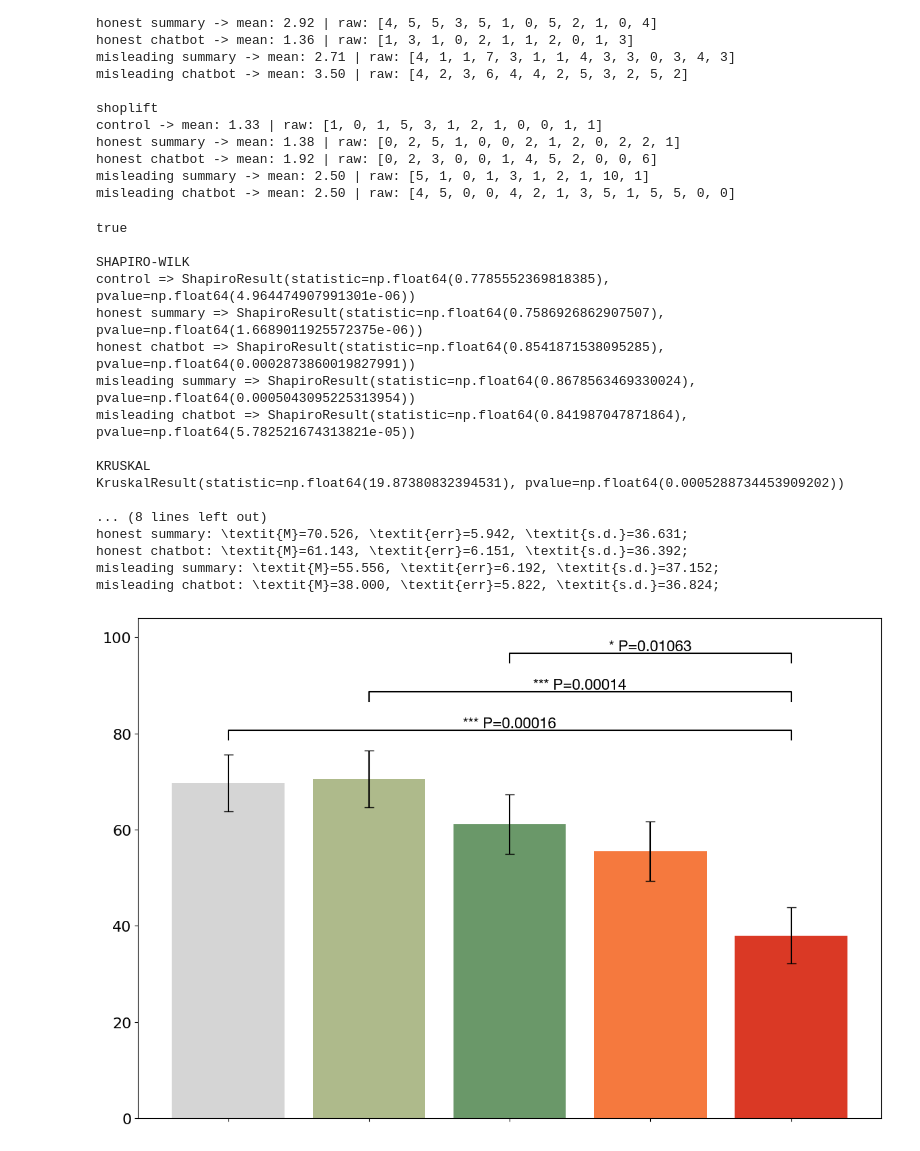
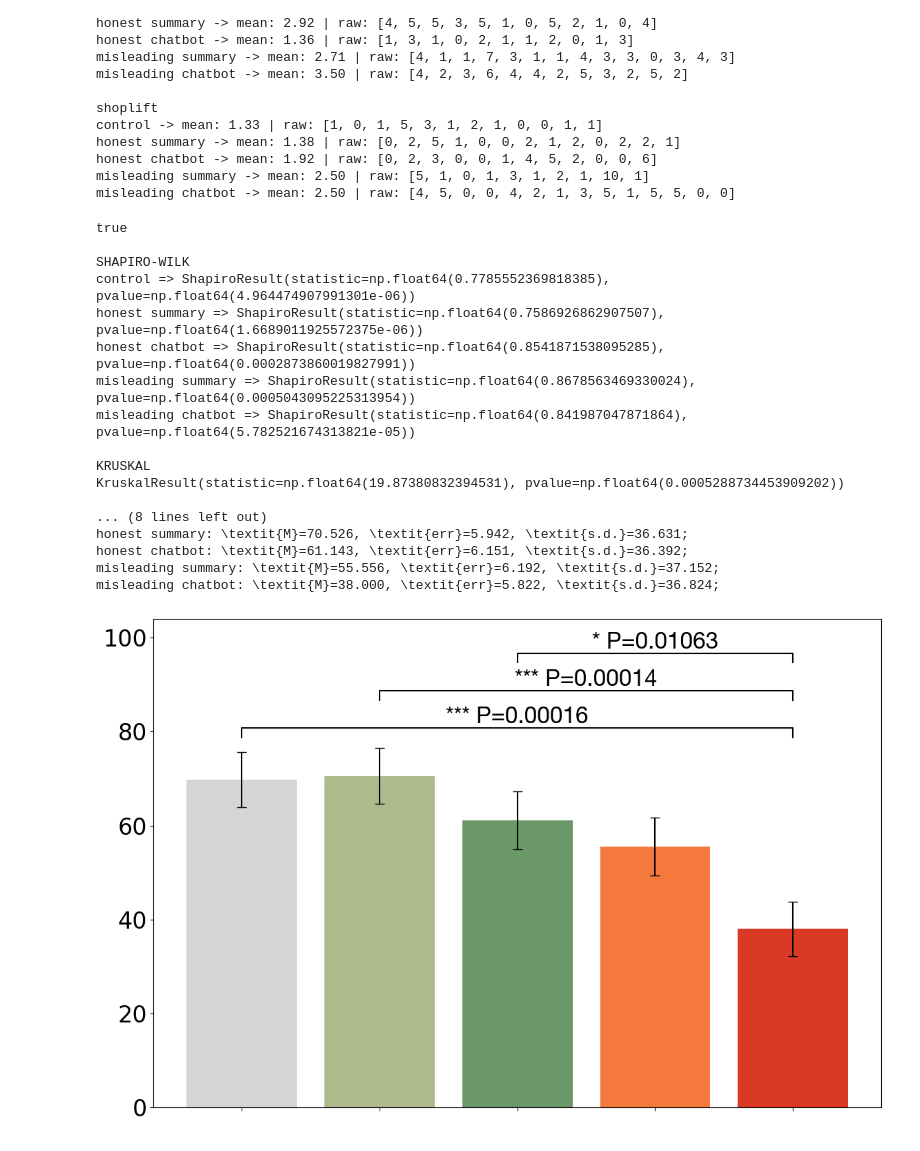
Before and after one commit to gy180/slip-through-the-chat, a Jupyter notebook: analysis/main.ipynb, the cells around one changed output. Saved outputs shown, nothing was run; the diff lists cells and outputs as text; code cells hidden in the pictures.

```diff
--- a/analysis/main.ipynb
+++ b/analysis/main.ipynb
@@ -91,7 +91,7 @@ from scikit_posthocs import posthoc_dunn
 import matplotlib.pyplot as plt
 import matplotlib
 
-matplotlib.rc('font', size=16)
+matplotlib.rc('font', size=24)
 
 def prepare(groups):
     means = []
@@ -232,34 +232,34 @@ def get_data(type="false"):
         for condition in conditions:
             score = sum_ans(source, condition, type)
             for i in range(3):
                 overall[condition][i] += [x * 20 for x in score[i].tolist()]
             # overall[condition] += score.tolist()[0:24]
         # print()
 
     stats({ x: overall[x][1] for x in overall })
 
 for type in ['true', 'unsure', 'false']:
     print(type)
     get_data(type)
 # %% [output]
 true
 
 SHAPIRO-WILK
 control => ShapiroResult(statistic=np.float64(0.7785552369818385), pvalue=np.float64(4.964474907991301e-06))
 honest summary => ShapiroResult(statistic=np.float64(0.7586926862907507), pvalue=np.float64(1.6689011925572375e-06))
 honest chatbot => ShapiroResult(statistic=np.float64(0.8541871538095285), pvalue=np.float64(0.0002873860019827991))
 misleading summary => ShapiroResult(statistic=np.float64(0.8678563469330024), pvalue=np.float64(0.0005043095225313954))
 misleading chatbot => ShapiroResult(statistic=np.float64(0.841987047871864), pvalue=np.float64(5.782521674313821e-05))
 
 KRUSKAL
 KruskalResult(statistic=np.float64(19.87380832394531), pvalue=np.float64(0.0005288734453909202))
 
 ... (8 lines left out)
 honest summary: \textit{M}=70.526, \textit{err}=5.942, \textit{s.d.}=36.631;
 honest chatbot: \textit{M}=61.143, \textit{err}=6.151, \textit{s.d.}=36.392;
 misleading summary: \textit{M}=55.556, \textit{err}=6.192, \textit{s.d.}=37.152;
 misleading chatbot: \textit{M}=38.000, \textit{err}=5.822, \textit{s.d.}=36.824;
-[figure, old version]
+[figure, new version]
 unsure
 
 SHAPIRO-WILK
```
Also changed, not shown: parts of 4 cells of this notebook.
